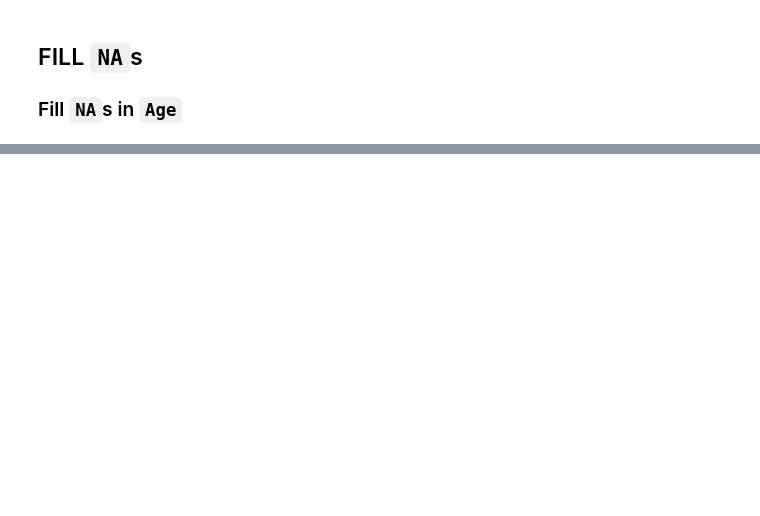
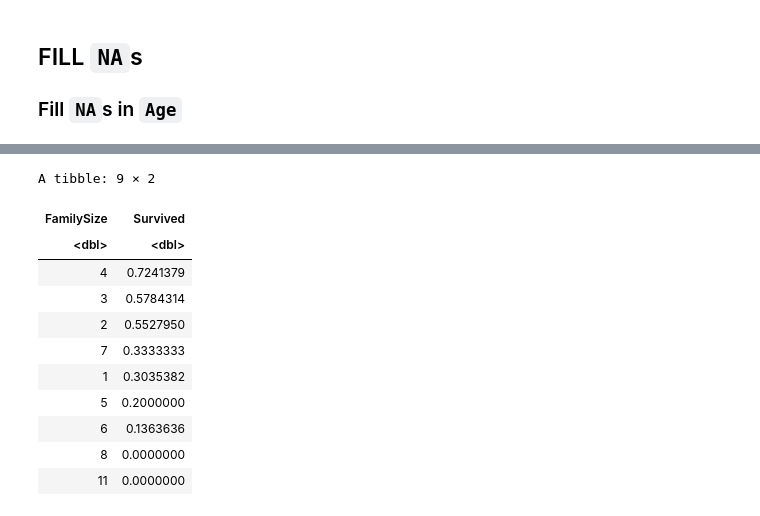
Before and after one commit to gli81/kaggle, a Jupyter notebook: Titanic-Machine-Learning-from-Disaster/titanicR.ipynb, the cells around one changed output, grey strips where cells are left out. Saved outputs shown, nothing was run; the diff lists cells and outputs as text; code cells hidden in the pictures; blank space fills up the shorter version.

```diff
--- a/Titanic-Machine-Learning-from-Disaster/titanicR.ipynb
+++ b/Titanic-Machine-Learning-from-Disaster/titanicR.ipynb
@@ -430,0 +501,18 @@ A matrix: 2 × 3 of type dbl
+# %%
+train_data%>%
+    group_by(FamilySize) %>%
+    summarize(Survived = mean(Survived))%>%
+    arrange(desc(Survived))
+# %% [output]
+A tibble: 9 × 2
+| FamilySize | Survived |
+| <dbl> | <dbl> |
+| 4 | 0.7241379 |
+| 3 | 0.5784314 |
+| 2 | 0.5527950 |
+| 7 | 0.3333333 |
+| 1 | 0.3035382 |
+| 5 | 0.2000000 |
+| 6 | 0.1363636 |
+| 8 | 0.0000000 |
+| 11 | 0.0000000 |
```
Also changed, not shown: parts of 11 cells of this notebook, 1 other file.
